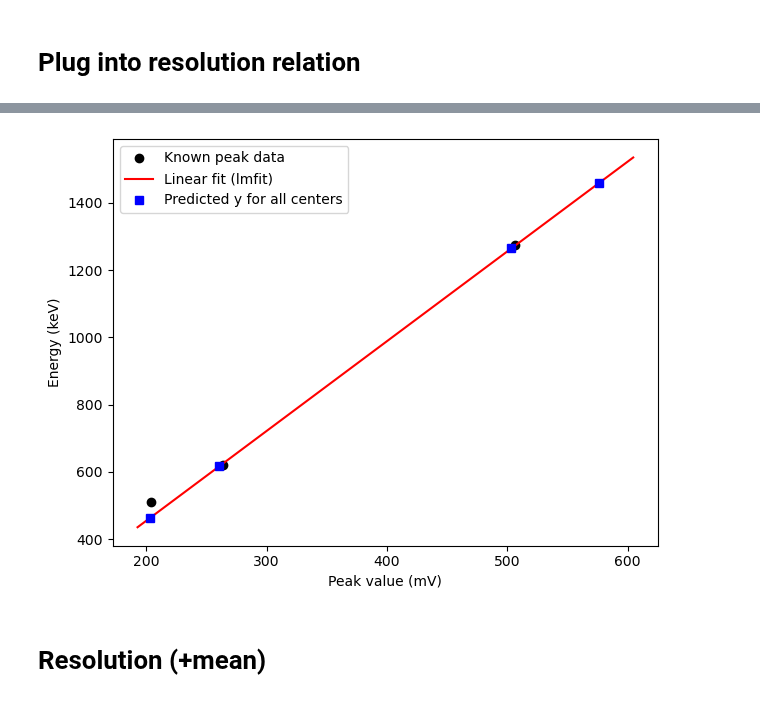
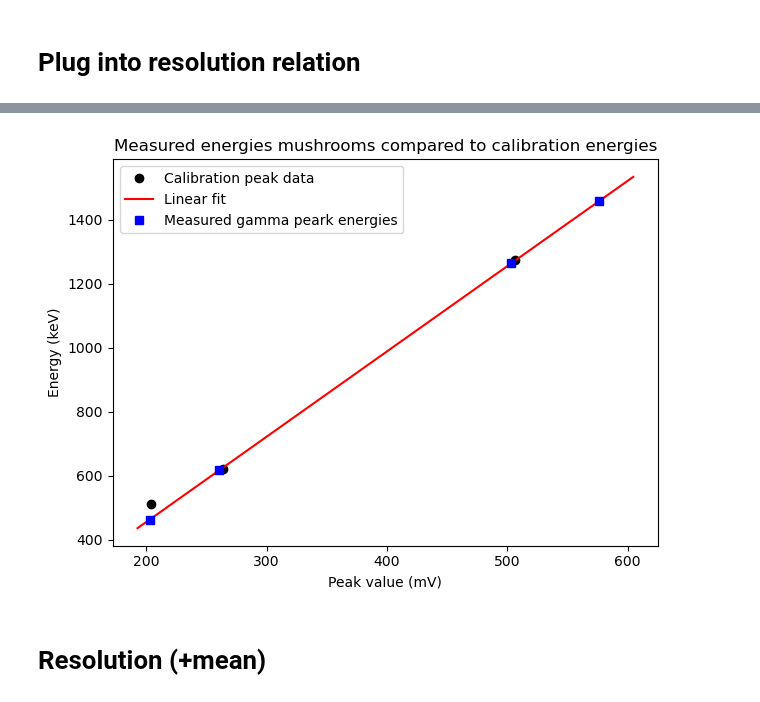
Before and after one commit to SannevWestrenen/NSP2-Particle-Physics---Charley-Sanne, a Jupyter notebook: calibration/Particle Physics - Charley & Sanne.ipynb, the cells around one changed output, grey strips where cells are left out. Saved outputs shown, nothing was run; the diff lists cells and outputs as text; code cells hidden in the pictures.

```diff
--- a/calibration/Particle Physics - Charley & Sanne.ipynb
+++ b/calibration/Particle Physics - Charley & Sanne.ipynb
@@ -597,27 +597,28 @@ Predicted y-values for each center:
 # %%
 # --- Predicted y-values for all Gaussian centers ---
 xaxis = [center1, center2, center3, center4]
 predicted_y = [slope * x + intercept for x in xaxis]
 
 # --- Generate extended fit line ---
 x_min = min(min(centers), min(xaxis)) * 0.95
 x_max = max(max(centers), max(xaxis)) * 1.05
 x_fit = np.linspace(x_min, x_max, 500)
 y_fit = slope * x_fit + intercept
 
 # --- Plot ---
 plt.figure()
-plt.plot(centers, peak_values, 'ko', label='Known peak data')                # known peaks
-plt.plot(x_fit, y_fit, 'r-', label='Linear fit (lmfit)')                     # extended fit line
-plt.plot(xaxis, predicted_y, 'bs', label='Predicted y for all centers')      # predicted points
+plt.plot(centers, peak_values, 'ko', label='Calibration peak data')
+plt.plot(x_fit, y_fit, 'r-', label='Linear fit')
+plt.plot(xaxis, predicted_y, 'bs', label='Measured gamma peark energies')
 plt.xlabel("Peak value (mV)")
 plt.ylabel("Energy (keV)")
+plt.title("Measured energies mushrooms compared to calibration energies")
 plt.legend()
 plt.tight_layout()
 plt.savefig("Calibration_graph.png")
 plt.show()
 # %% [output]
-[figure, old version]
+[figure, new version]
 # %% [markdown]
 # Resolution (+mean)
 # %%
```
Also changed, not shown: parts of 4 cells of this notebook, 2 other files.
